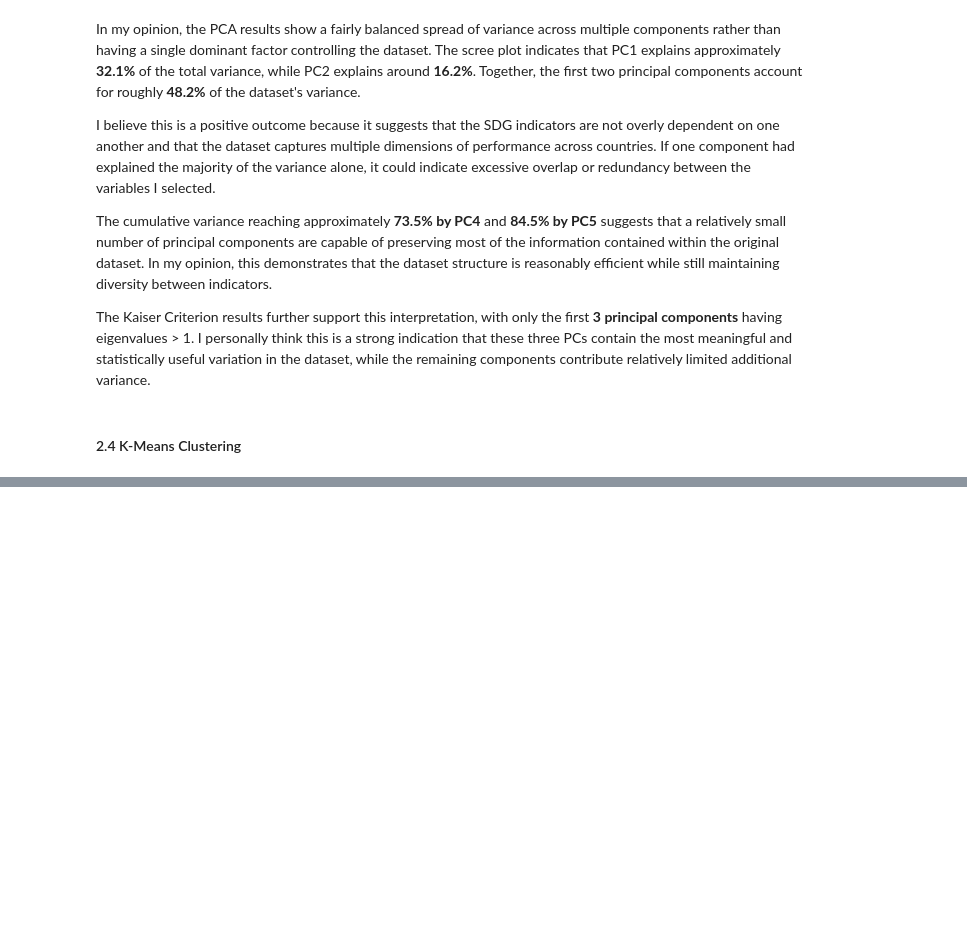
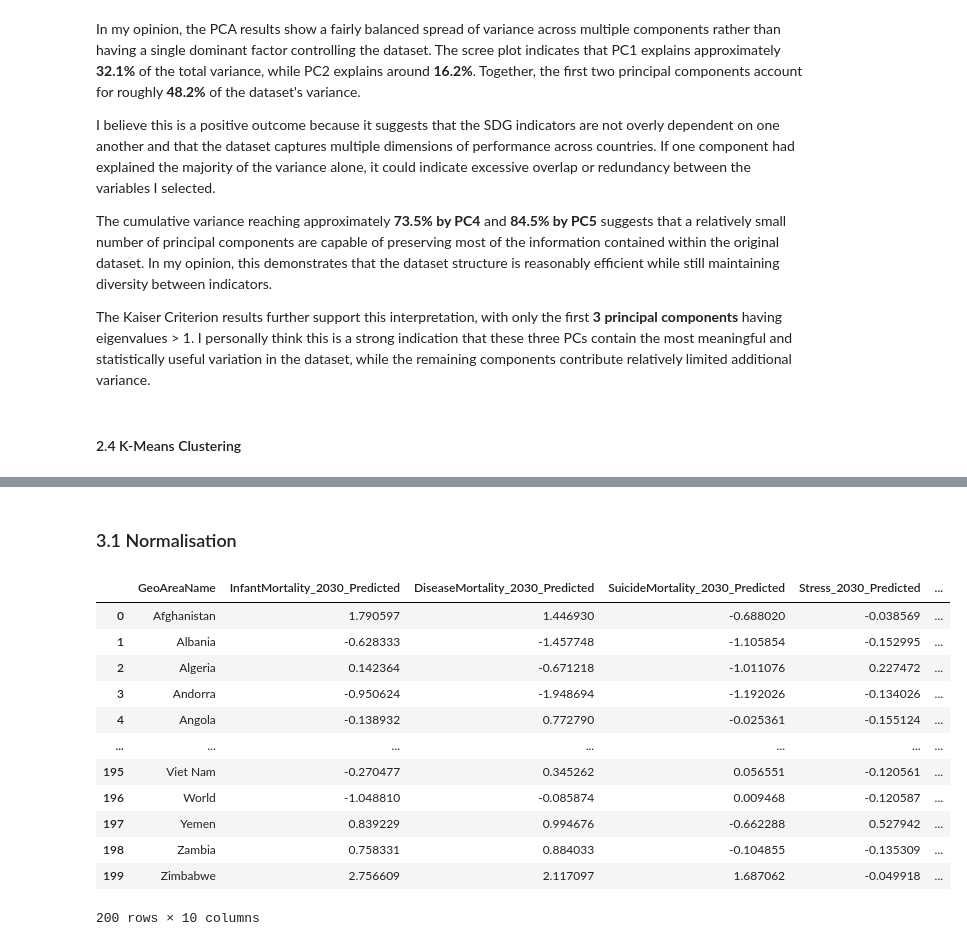
Before and after one commit to frogosorap/SDGReadinessIndex, a Jupyter notebook: CA1.ipynb, the cells around one changed output, grey strips where cells are left out. Saved outputs shown, nothing was run; the diff lists cells and outputs as text; code cells hidden in the pictures; blank space fills up the shorter version.

```diff
--- a/CA1.ipynb
+++ b/CA1.ipynb
@@ -339,0 +356,37 @@ plt.show()
+# %% [markdown]
+### 3.1 Normalisation
+# %%
+from sklearn.preprocessing import StandardScaler
+import pandas as pd
+
+# Keep only numeric columns for scaling
+final_numeric = sdg_combined_df.select_dtypes(include='number')
+
+# Z-score standardisation
+scaler = StandardScaler()
+
+scaled_data = scaler.fit_transform(final_numeric)
+
+scaled_df = pd.DataFrame(
+    scaled_data,
+    columns=final_numeric.columns,
+    index=sdg_combined_df.index
+)
+
+scaled_df.insert(0, 'GeoAreaName', sdg_combined_df['GeoAreaName'])
+
+display(scaled_df)
+# %% [output]
+|  | GeoAreaName | InfantMortality_2030_Predicted | DiseaseMortality_2030_Predicted | SuicideMortality_2030_Predicted | Stress_2030_Predicted | ... |
+| 0 | Afghanistan | 1.790597 | 1.446930 | -0.688020 | -0.038569 | ... |
+| 1 | Albania | -0.628333 | -1.457748 | -1.105854 | -0.152995 | ... |
+| 2 | Algeria | 0.142364 | -0.671218 | -1.011076 | 0.227472 | ... |
+| 3 | Andorra | -0.950624 | -1.948694 | -1.192026 | -0.134026 | ... |
+| 4 | Angola | -0.138932 | 0.772790 | -0.025361 | -0.155124 | ... |
+| ... | ... | ... | ... | ... | ... | ... |
+| 195 | Viet Nam | -0.270477 | 0.345262 | 0.056551 | -0.120561 | ... |
+| 196 | World | -1.048810 | -0.085874 | 0.009468 | -0.120587 | ... |
+| 197 | Yemen | 0.839229 | 0.994676 | -0.662288 | 0.527942 | ... |
+| 198 | Zambia | 0.758331 | 0.884033 | -0.104855 | -0.135309 | ... |
+| 199 | Zimbabwe | 2.756609 | 2.117097 | 1.687062 | -0.049918 | ... |
+200 rows × 10 columns
```
Also changed, not shown: parts of 3 cells of this notebook.
